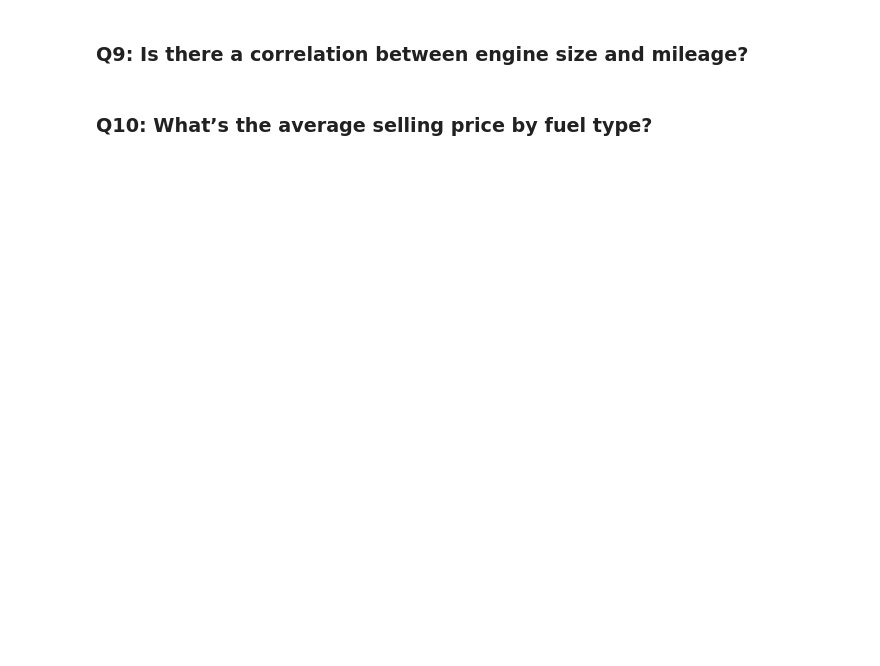
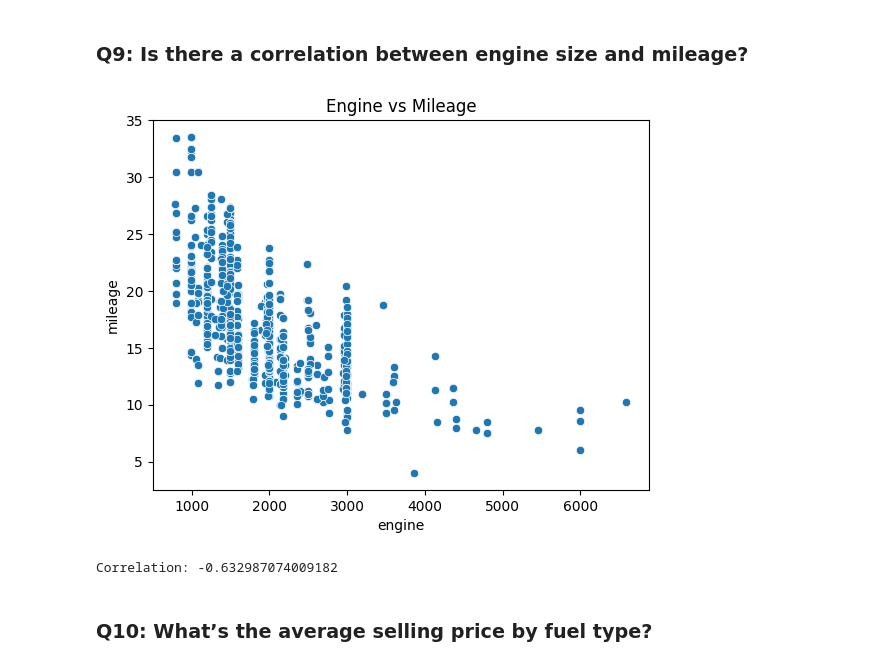
Before and after one commit to Vivek30092/AL603B-Data-and-Visual-Analytics, a Jupyter notebook: 01_Exp01.ipynb, the cells around one changed output. Saved outputs shown, nothing was run; the diff lists cells and outputs as text; code cells hidden in the pictures; blank space fills up the shorter version.

```diff
--- a/01_Exp01.ipynb
+++ b/01_Exp01.ipynb
@@ -170,4 +191,13 @@ Index(['Unnamed: 0', 'car_name', 'brand', 'model', 'vehicle_age', 'km_driven',
 # %% [markdown]
 ### Q9: Is there a correlation between engine size and mileage?
+# %%
+sns.scatterplot(x='engine', y='mileage', data=df)
+plt.title("Engine vs Mileage")
+plt.show()
+
+print("Correlation:", df['engine'].corr(df['mileage']))
+# %% [output]
+[figure, added]
+Correlation: -0.632987074009182
 # %% [markdown]
 ### Q10: What’s the average selling price by fuel type?
```
Also changed, not shown: parts of 7 cells of this notebook, 6 other files.
